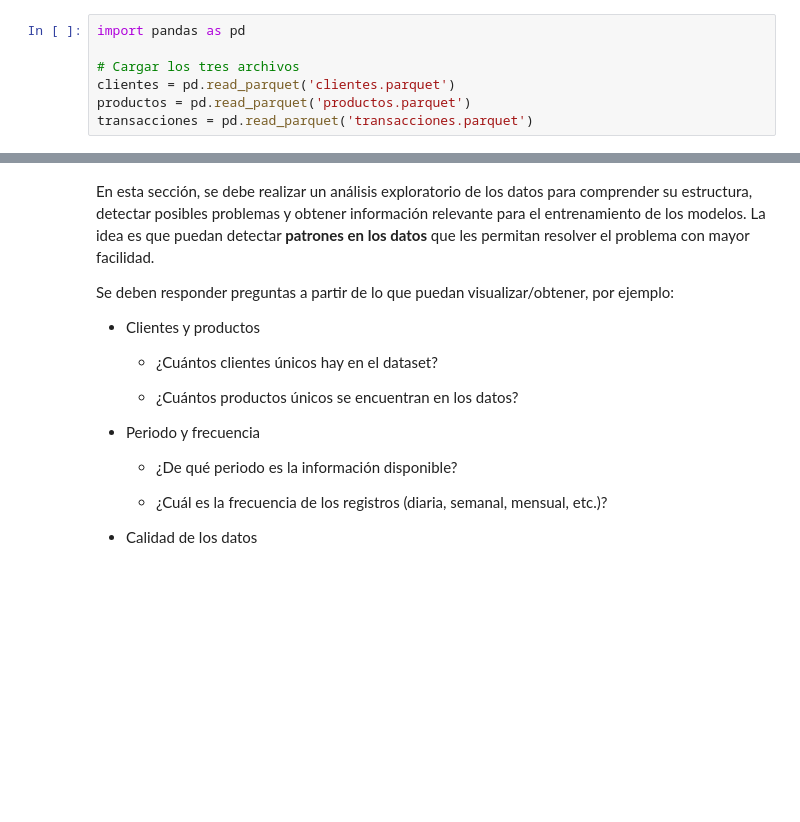
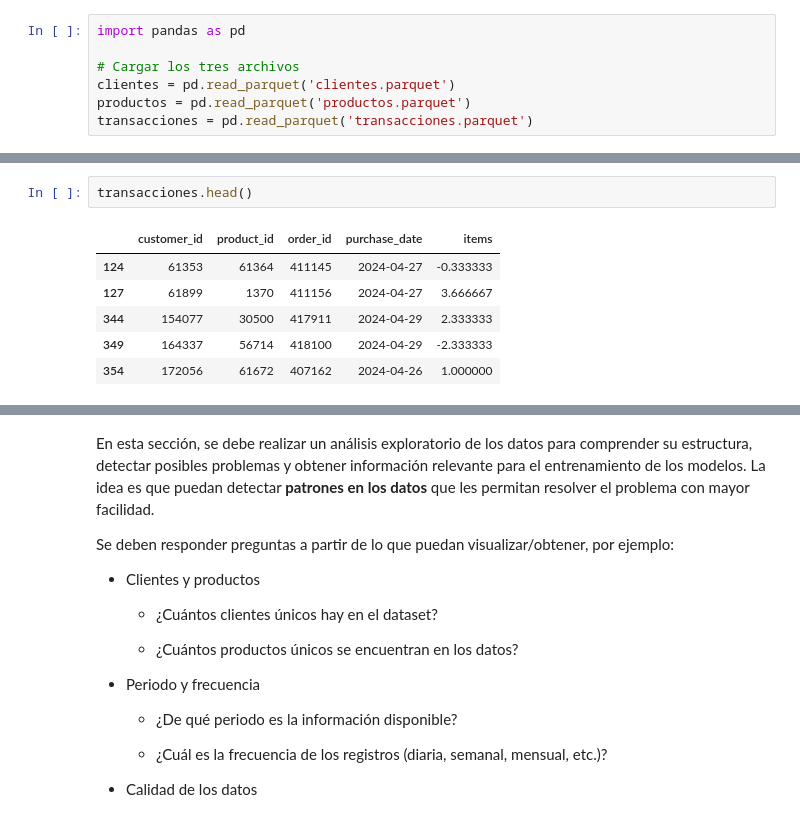
Before and after one commit to DiegoEspinozaoss/Laboratorio_Programacion_Cientifica_Proyecto, a Jupyter notebook: entrega_1/enunciado_1.ipynb, the cells around one changed output, grey strips where cells are left out. Cells and saved outputs as stored; diff of their text form; blank space fills up the shorter version.

```diff
--- a/entrega_1/enunciado_1.ipynb
+++ b/entrega_1/enunciado_1.ipynb
@@ -219,0 +249,9 @@ for idx, df in enumerate(archivos, 1):
+# %%
+transacciones.head()
+# %% [output]
+|  | customer_id | product_id | order_id | purchase_date | items |
+| 124 | 61353 | 61364 | 411145 | 2024-04-27 | -0.333333 |
+| 127 | 61899 | 1370 | 411156 | 2024-04-27 | 3.666667 |
+| 344 | 154077 | 30500 | 417911 | 2024-04-29 | 2.333333 |
+| 349 | 164337 | 56714 | 418100 | 2024-04-29 | -2.333333 |
+| 354 | 172056 | 61672 | 407162 | 2024-04-26 | 1.000000 |
```
Also changed, not shown: parts of 20 cells of this notebook.
